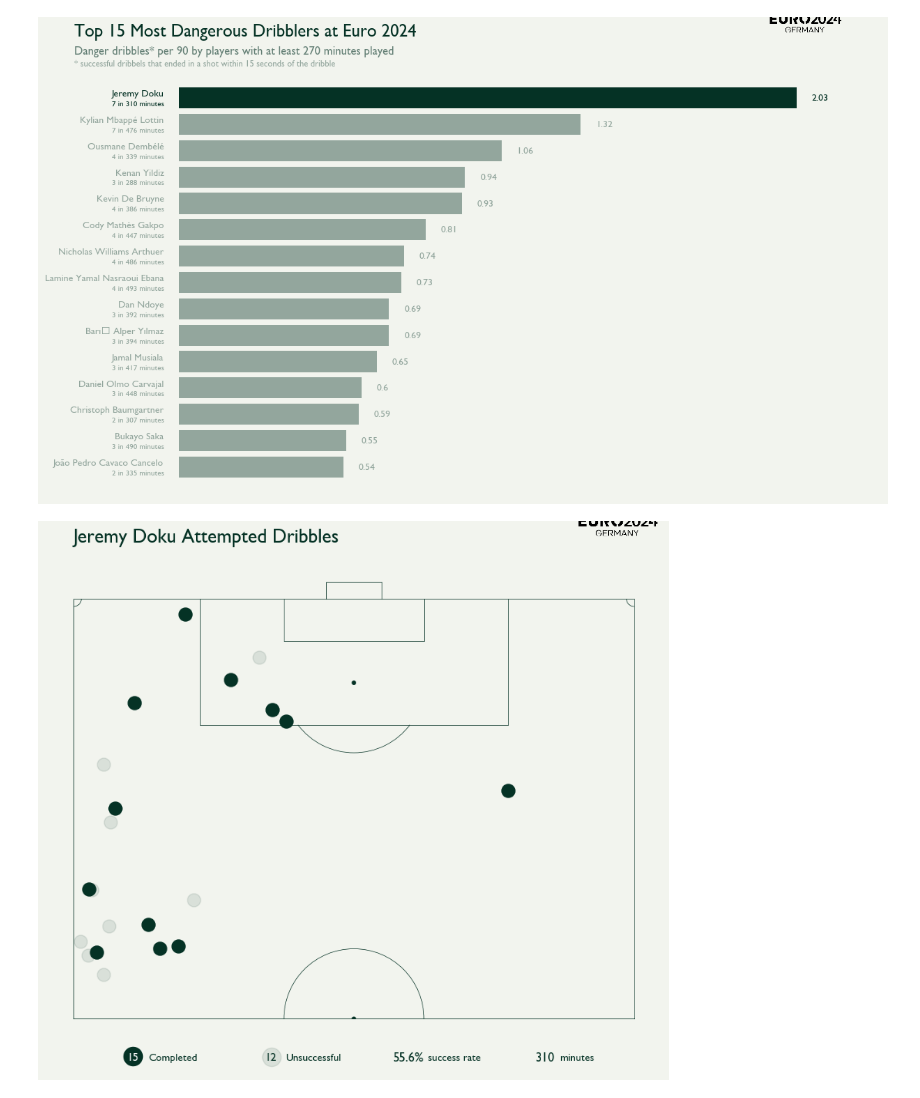
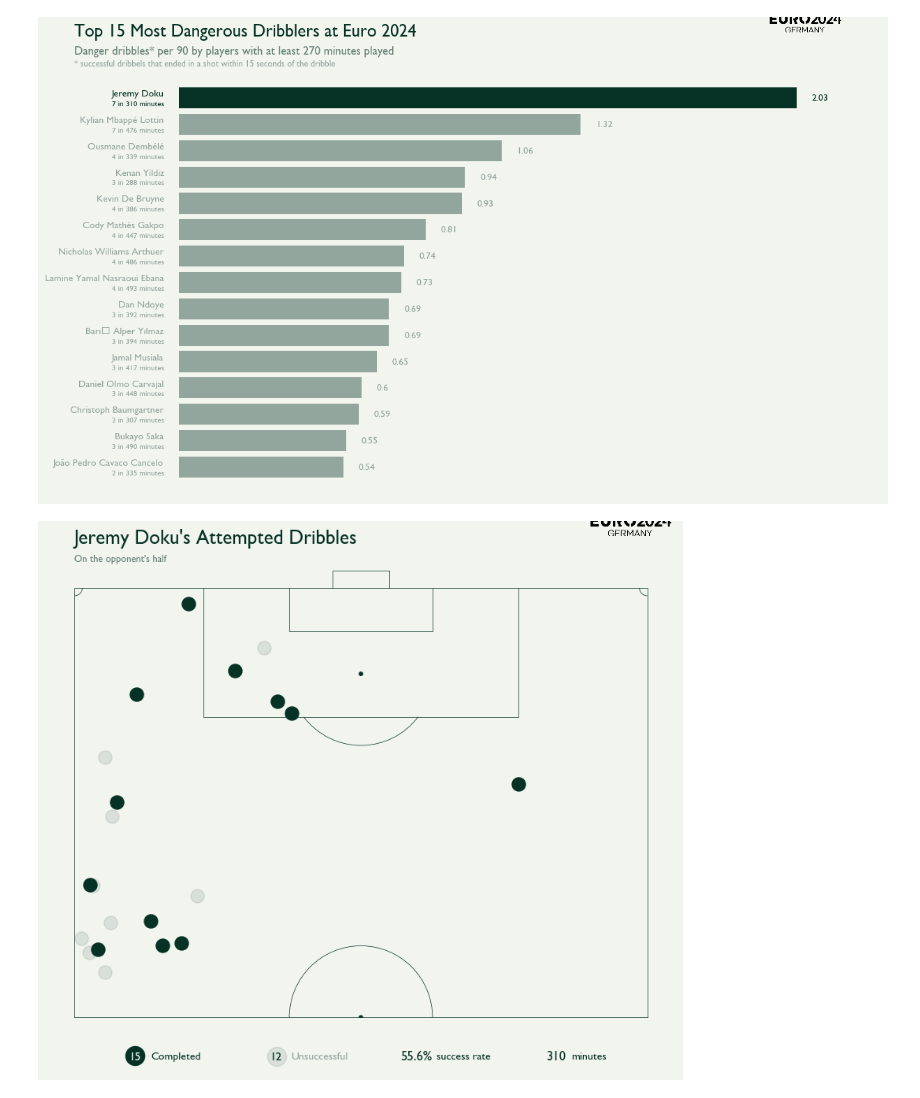
Before and after one commit to MarijnSt/soccermatics-project-1, a Jupyter notebook: per_90.ipynb, the cells around one changed output. Cells and saved outputs as stored; diff of their text form; code cells hidden in the pictures.

Commit message:
plot doku's dangerous dribbles

```diff
--- a/per_90.ipynb
+++ b/per_90.ipynb
@@ -887,10 +886,11 @@ plt.show()
 [figure]
 # %%
 # Get Doku's dribbles
-doku_dribbles = df_dribbles[df_dribbles['player_name'] == 'Jeremy Doku']
+doku_dribbles = df_dribbles[df_dribbles['player_name'] == 'Jeremy Doku'].reset_index(drop=True)
 
 # Get Doku's stats
-doku_stats = df_player_stats[df_player_stats['player_name'] == 'Jeremy Doku']
+doku_stats = df_player_stats[df_player_stats['player_name'] == 'Jeremy Doku'].reset_index(drop=True)
+
 # Variables
 background_color = "#f2f4ee"
 dark_color = "#053225"
@@ -929,13 +929,14 @@ plt.rcParams.update({
 })
 
 # Add title
-pitch_ax.set_title('Jeremy Doku Attempted Dribbles', fontweight='bold', fontsize=18, ha='left', x=0.045, y=1.05)
+pitch_ax.set_title('Jeremy Doku\'s Attempted Dribbles', fontweight='bold', fontsize=18, ha='left', x=0.045, y=1.02)
+pitch_ax.text(0.045, 0.99, 'On the opponent\'s half', ha='left', va='bottom', transform=pitch_ax.transAxes, fontsize=9, color=dark_color, alpha=0.6)
 
 # Add Euros 2024 logo
 logo = mpimg.imread('euro_2024_logo.png')
 imagebox = OffsetImage(logo, zoom=0.15)
 ab = AnnotationBbox(imagebox,
-                    xy=(0.7, 0.88),
+                    xy=(0.7, 0.86),
                     xycoords='figure fraction',
                     box_alignment=(0, 0),
                     frameon=False)
@@ -959,32 +960,32 @@ legend_ax.scatter(0.332, 0.51, c=dark_color, s=300, alpha=0.1) # Unsuccessful dr
 legend_ax.scatter(1, 1, c=dark_color, s=400, alpha=0)
 
 # Completed dribbles
 legend_ax.text(x_start - 0.001, y_position, doku_stats['complete_dribbles'][0], va='center', ha='center', fontsize=11, color='white', fontweight='bold')
 legend_ax.text(x_start + 0.03, y_position, 'Completed', va='center', ha='left', fontsize=10, color=dark_color, fontweight='bold')
 
 # Unsuccessful dribbles
 legend_ax.text(x_start + x_gap, y_position, doku_stats['incomplete_dribbles'][0], va='center', ha='center', fontsize=11, color=dark_color, fontweight='bold')
-legend_ax.text(x_start + x_gap + 0.03, y_position, 'Unsuccessful', va='center', ha='left', fontsize=10, color=dark_color, fontweight='bold')
+legend_ax.text(x_start + x_gap + 0.03, y_position, 'Unsuccessful', va='center', ha='left', fontsize=10, color=dark_color, fontweight='bold', alpha=0.4)
 
 # Success rate
 legend_ax.text(x_start + (x_gap * 2), y_position, f"{doku_stats['dribble_success_rate'][0].round(1)}%", va='center', ha='center', fontsize=12, color=dark_color, fontweight='bold')
 legend_ax.text(x_start + (x_gap * 2) + 0.04, y_position - 0.001, 'success rate', va='center', ha='left', fontsize=10, color=dark_color, fontweight='bold')
 
 # Minutes
 legend_ax.text(x_start + (x_gap * 3), y_position, doku_stats['minutes_played'][0].round(0).astype(int), va='center', ha='center', fontsize=12, color=dark_color, fontweight='bold')
 legend_ax.text(x_start + (x_gap * 3) + 0.03, y_position - 0.001, 'minutes', va='center', ha='left', fontsize=10, color=dark_color, fontweight='bold')
 
 # Remove axes from legend
 legend_ax.set_xticks([])
 legend_ax.set_yticks([])
 legend_ax.set_frame_on(False)
 
 # Save figure
 plt.savefig('doku_dribbles.png',
             bbox_inches='tight',
             pad_inches=0.4,
             facecolor=background_color,
             dpi=300)
 plt.show()
 # %% [output]
-[figure, old version]
+[figure, new version]
```
Also changed, not shown: parts of 4 cells of this notebook, 2 other files.
